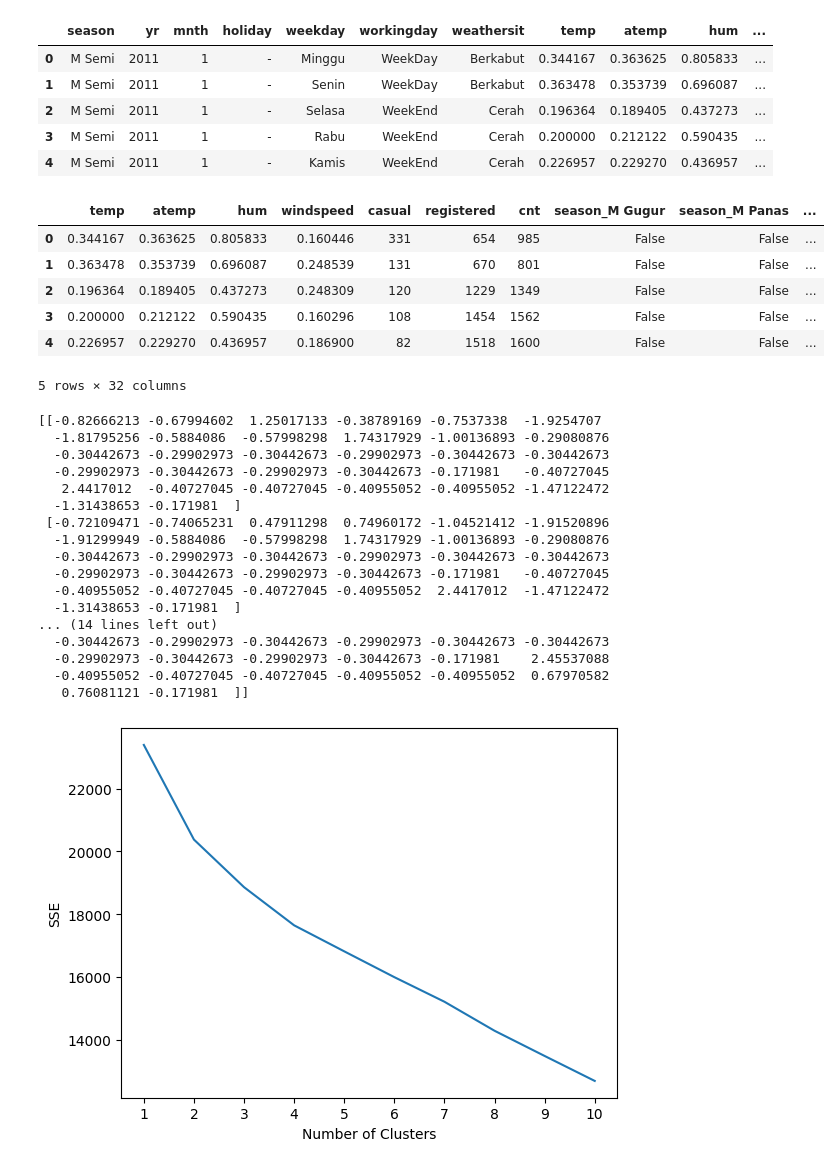
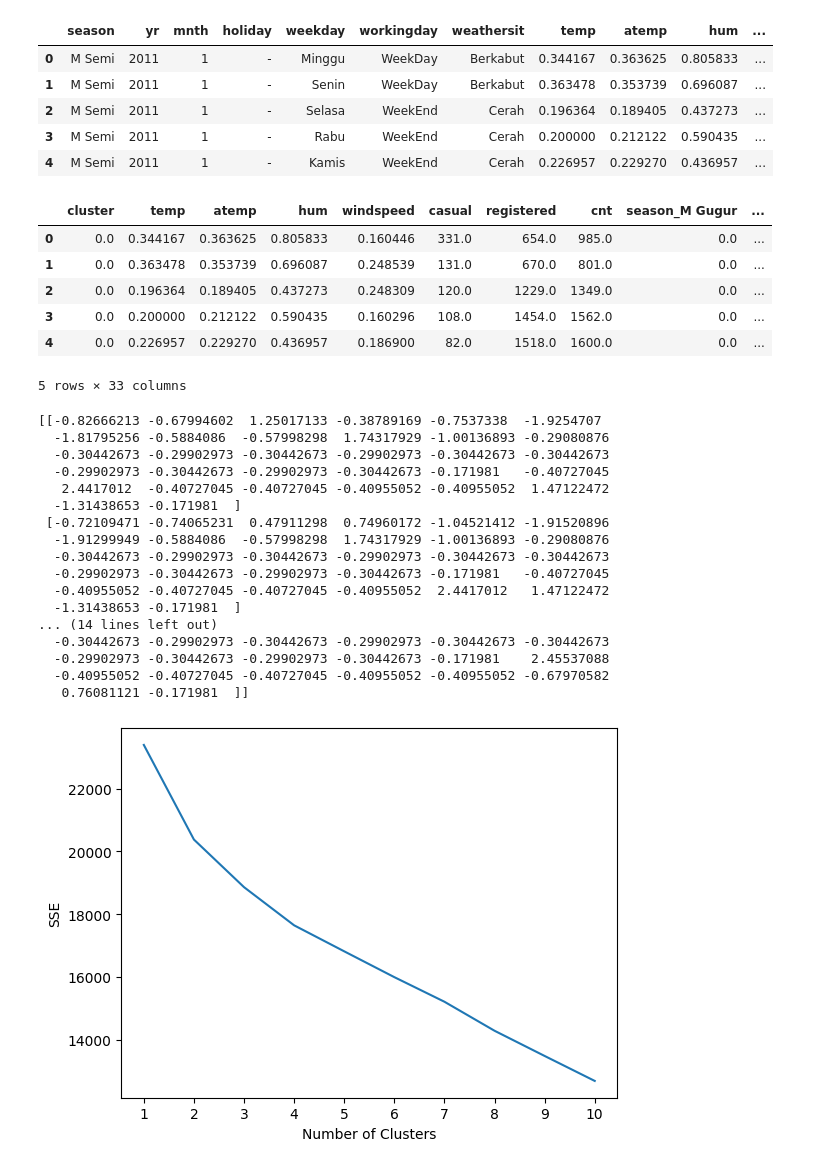
Before and after one commit to Zen-Rofiqy/Bangkit-2024, a Jupyter notebook: 04 Analisis Data dng Py/@Proyek-akhir/MyDashBoard.ipynb, the cells around one changed output. Drawn from its saved outputs; the diff is of its cells as text; code cells hidden in the pictures.

```diff
--- a/04 Analisis Data dng Py/@Proyek-akhir/MyDashBoard.ipynb
+++ b/04 Analisis Data dng Py/@Proyek-akhir/MyDashBoard.ipynb
@@ -1296,16 +1346,16 @@ dw_df.drop(['dteday', 'instant'], axis=1).head()
 | 4 | M Semi | 2011 | 1 | - | Kamis | WeekEnd | Cerah | 0.226957 | 0.229270 | 0.436957 | ... |
 # %%
 #Dummy
-dw_dummy = pd.get_dummies(dw_df.drop(['dteday', 'instant'], axis=1), drop_first=True)
+dw_dummy = pd.get_dummies(dw_df.drop(['dteday', 'instant'], axis=1), drop_first=True).astype(float)
 dw_dummy.head()
 # %% [output]
-|  | temp | atemp | hum | windspeed | casual | registered | cnt | season_M Gugur | season_M Panas | ... |
-| 0 | 0.344167 | 0.363625 | 0.805833 | 0.160446 | 331 | 654 | 985 | False | False | ... |
-| 1 | 0.363478 | 0.353739 | 0.696087 | 0.248539 | 131 | 670 | 801 | False | False | ... |
-| 2 | 0.196364 | 0.189405 | 0.437273 | 0.248309 | 120 | 1229 | 1349 | False | False | ... |
-| 3 | 0.200000 | 0.212122 | 0.590435 | 0.160296 | 108 | 1454 | 1562 | False | False | ... |
-| 4 | 0.226957 | 0.229270 | 0.436957 | 0.186900 | 82 | 1518 | 1600 | False | False | ... |
+|  | cluster | temp | atemp | hum | windspeed | casual | registered | cnt | season_M Gugur | ... |
+| 0 | 0.0 | 0.344167 | 0.363625 | 0.805833 | 0.160446 | 331.0 | 654.0 | 985.0 | 0.0 | ... |
+| 1 | 0.0 | 0.363478 | 0.353739 | 0.696087 | 0.248539 | 131.0 | 670.0 | 801.0 | 0.0 | ... |
+| 2 | 0.0 | 0.196364 | 0.189405 | 0.437273 | 0.248309 | 120.0 | 1229.0 | 1349.0 | 0.0 | ... |
+| 3 | 0.0 | 0.200000 | 0.212122 | 0.590435 | 0.160296 | 108.0 | 1454.0 | 1562.0 | 0.0 | ... |
+| 4 | 0.0 | 0.226957 | 0.229270 | 0.436957 | 0.186900 | 82.0 | 1518.0 | 1600.0 | 0.0 | ... |
-5 rows × 32 columns
+5 rows × 33 columns
 # %%
 #create scaled DataFrame where each variable has mean of 0 and standard dev of 1
 scaled_df = StandardScaler().fit_transform(dw_dummy)
@@ -1317,18 +1367,18 @@ print(scaled_df[:5])
   -1.81795256 -0.5884086  -0.57998298  1.74317929 -1.00136893 -0.29080876
   -0.30442673 -0.29902973 -0.30442673 -0.29902973 -0.30442673 -0.30442673
   -0.29902973 -0.30442673 -0.29902973 -0.30442673 -0.171981   -0.40727045
-   2.4417012  -0.40727045 -0.40727045 -0.40955052 -0.40955052 -1.47122472
+   2.4417012  -0.40727045 -0.40727045 -0.40955052 -0.40955052  1.47122472
   -1.31438653 -0.171981  ]
  [-0.72109471 -0.74065231  0.47911298  0.74960172 -1.04521412 -1.91520896
   -1.91299949 -0.5884086  -0.57998298  1.74317929 -1.00136893 -0.29080876
   -0.30442673 -0.29902973 -0.30442673 -0.29902973 -0.30442673 -0.30442673
   -0.29902973 -0.30442673 -0.29902973 -0.30442673 -0.171981   -0.40727045
-  -0.40955052 -0.40727045 -0.40727045 -0.40955052  2.4417012  -1.47122472
+  -0.40955052 -0.40727045 -0.40727045 -0.40955052  2.4417012   1.47122472
   -1.31438653 -0.171981  ]
 ... (14 lines left out)
   -0.30442673 -0.29902973 -0.30442673 -0.29902973 -0.30442673 -0.30442673
   -0.29902973 -0.30442673 -0.29902973 -0.30442673 -0.171981    2.45537088
-  -0.40955052 -0.40727045 -0.40727045 -0.40955052 -0.40955052  0.67970582
+  -0.40955052 -0.40727045 -0.40727045 -0.40955052 -0.40955052 -0.67970582
    0.76081121 -0.171981  ]]
 # %%
 #initialize kmeans parameters
```
Also changed, not shown: parts of 60 cells of this notebook, 6 other files.
